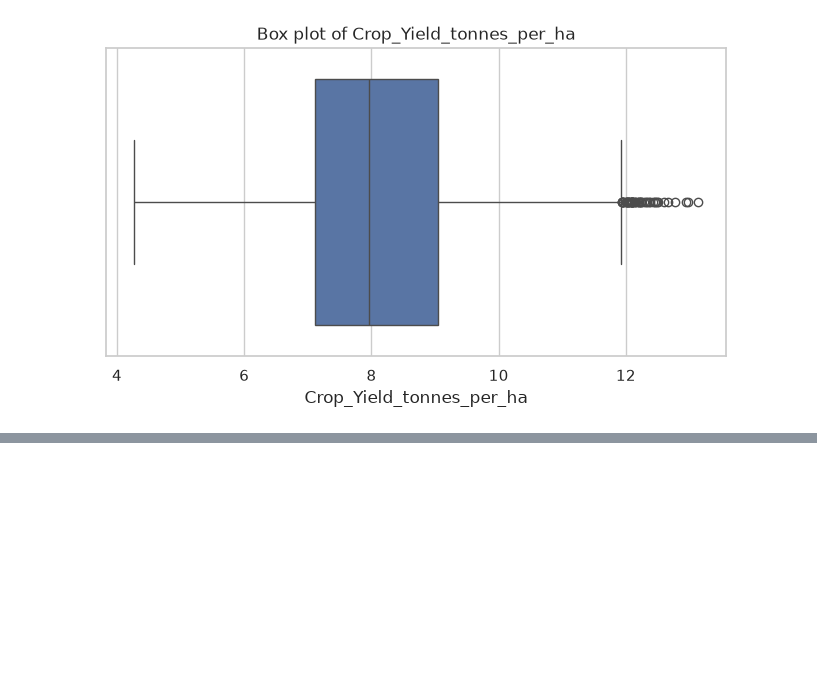
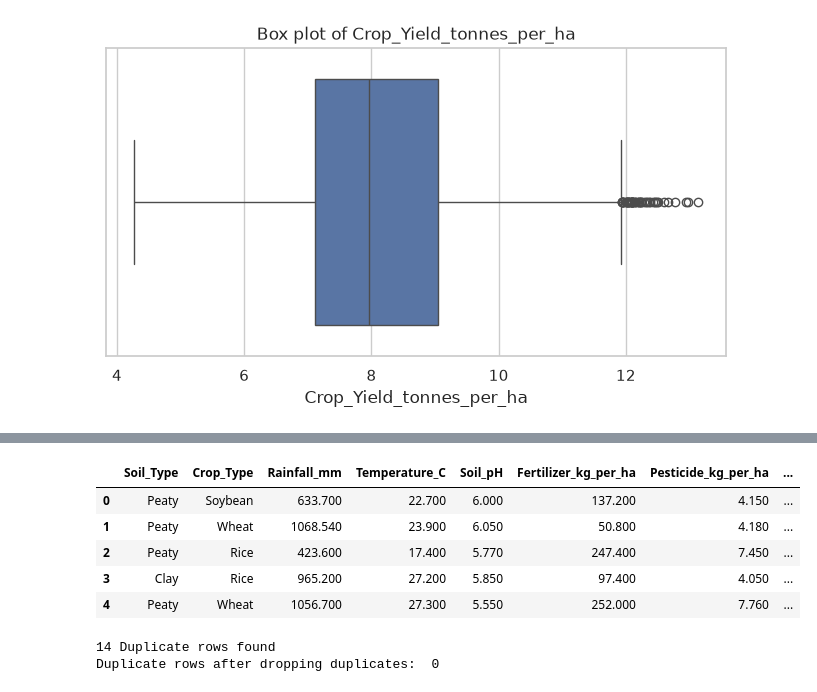
Before and after one commit to AaronShenny/crop_yield_predication, a Jupyter notebook: app.ipynb, the cells around one changed output, grey strips where cells are left out. Drawn from its saved outputs; the diff is of its cells as text; code cells hidden in the pictures; blank space fills up the shorter version.

```diff
--- a/app.ipynb
+++ b/app.ipynb
@@ -250,0 +249,12 @@ Total unique values in the dataset (excluding missing, duplicate, outlier, and c
+# %%
+print("Capping all the outliers in the dataset with the 1st and 99th percentiles:")
+for col in numerical_cols:
+    lower_bound = df[col].quantile(0.01)
+    upper_bound = df[col].quantile(0.99)
+    df[col] = np.where(df[col] < lower_bound, lower_bound, df[col])
+    df[col] = np.where(df[col] > upper_bound, upper_bound, df[col])
+    print(f"Column {col}: Lower bound = {lower_bound}, Upper bound = {upper_bound}")
+
+print("Capping of outliers completed successfully.")
+print("Data after capping outliers:")
+print(df.head())
@@ -250,0 +279,5 @@ Total unique values in the dataset (excluding missing, duplicate, outlier, and c
+# %%
+print("Using KNN Imputer to fill missing values in the dataset:")
+knn_imputer = KNNImputer(n_neighbors=5)
+df[numerical_cols] = knn_imputer.fit_transform(df[numerical_cols])
+print("KNN Imputation completed successfully.")
@@ -250,0 +317,4 @@ Total unique values in the dataset (excluding missing, duplicate, outlier, and c
+# %%
+print("Deleting all the missing categorical values")
+df = df.dropna(subset=["Irrigation","Crop_Type"])
+print("Missing values after deleting missing categorical values: ", df.isnull().sum())
@@ -250,0 +335,20 @@ Total unique values in the dataset (excluding missing, duplicate, outlier, and c
+# %%
+df.head()
+# %% [output]
+|  | Soil_Type | Crop_Type | Rainfall_mm | Temperature_C | Soil_pH | Fertilizer_kg_per_ha | Pesticide_kg_per_ha | ... |
+| 0 | Peaty | Soybean | 633.700 | 22.700 | 6.000 | 137.200 | 4.150 | ... |
+| 1 | Peaty | Wheat | 1068.540 | 23.900 | 6.050 | 50.800 | 4.180 | ... |
+| 2 | Peaty | Rice | 423.600 | 17.400 | 5.770 | 247.400 | 7.450 | ... |
+| 3 | Clay | Rice | 965.200 | 27.200 | 5.850 | 97.400 | 4.050 | ... |
+| 4 | Peaty | Wheat | 1056.700 | 27.300 | 5.550 | 252.000 | 7.760 | ... |
+# %%
+duplicate_rows = df[df.duplicated()]
+if not duplicate_rows.empty:
+    print(f"{len(duplicate_rows)} Duplicate rows found")
+    #print(duplicate_rows)
+    # Optionally, you can drop the duplicate rows
+    df = df.drop_duplicates()
+print("Duplicate rows after dropping duplicates: ", df.duplicated().sum())
+# %% [output]
+14 Duplicate rows found
+Duplicate rows after dropping duplicates:  0
```
Also changed, not shown: parts of 10 cells of this notebook.
